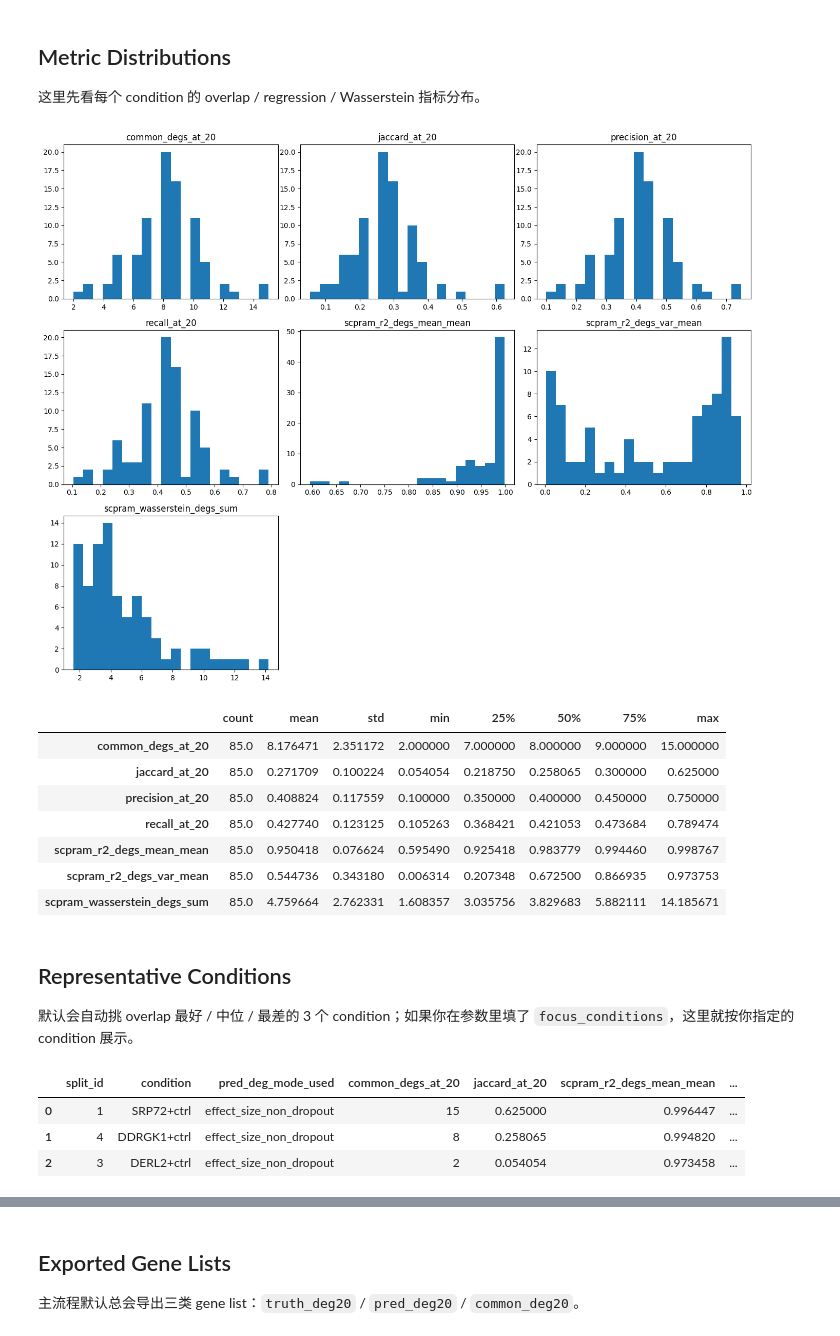
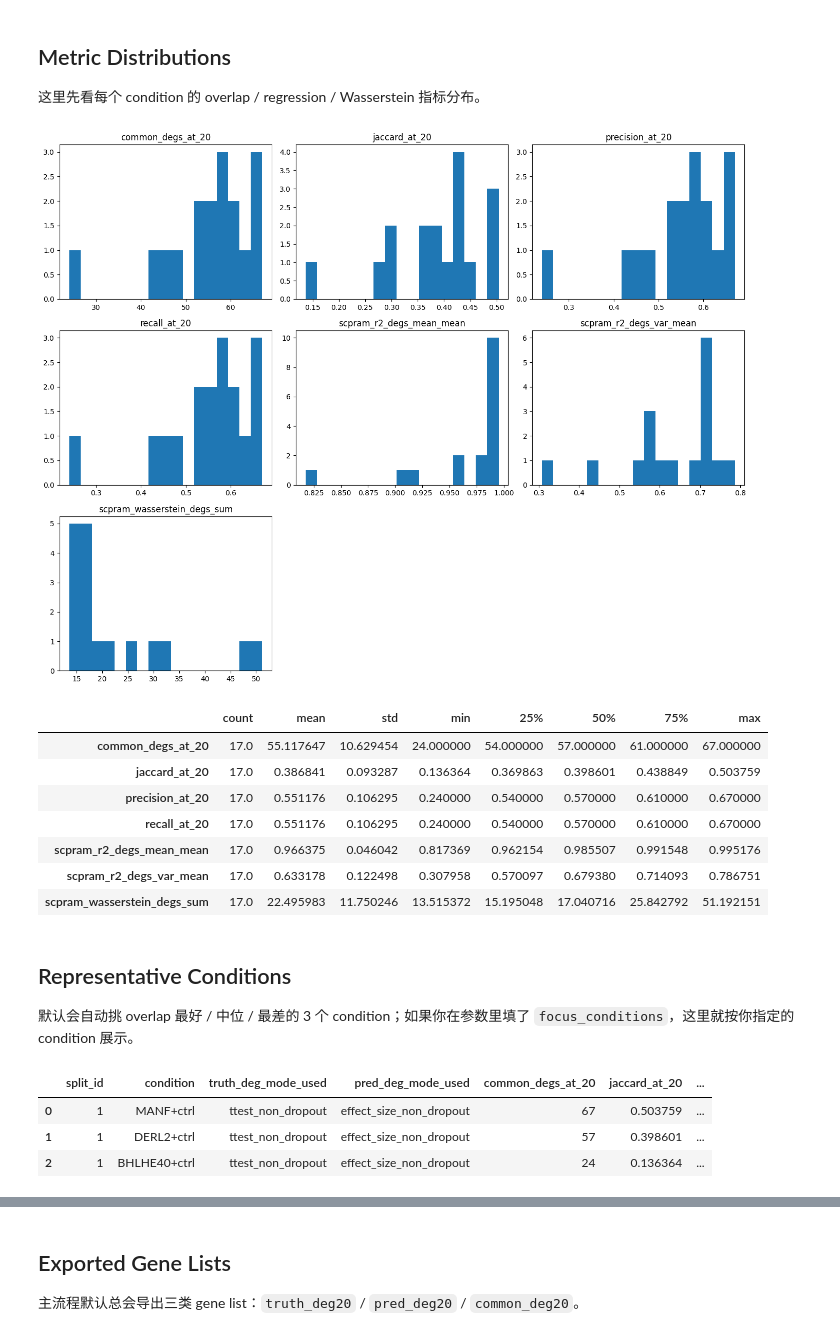
Before and after one commit to elan6666/trishift, a Jupyter notebook: notebooks/deg20_downstream_experiment.ipynb, the cells around one changed output, grey strips where cells are left out. Drawn from its saved outputs; the diff is of its cells as text; code cells hidden in the pictures.

Commit message:
feat: add scpram DEG analysis workflow

```diff
--- a/notebooks/deg20_downstream_experiment.ipynb
+++ b/notebooks/deg20_downstream_experiment.ipynb
@@ -55,12 +63,14 @@ WindowsPath('e:/CODE/trishift')
 # %%
 dataset = "adamson"
 model_name = "trishift"  # trishift | gears | genepert | scouter
-split_ids = [1, 2, 3, 4, 5]
+split_ids = [1]
 result_dir = None  # 可手动覆盖结果目录
 out_root = None  # 可手动覆盖 notebook 输出目录
-variant_tag = "nearest"  # trishift ??: nearest / random / None
+variant_tag = ""  # trishift ??: nearest / random / None
 focus_conditions = []  # 例如 ["ATP5B+ctrl", "BHLHE40+ctrl"]
-pred_deg_mode = "ttest_non_dropout"  # adaptive | scanpy | effect_size | effect_size_non_dropout | ttest_non_dropout
+truth_deg_mode = "effect_size_non_dropout"  # payload | scanpy | effect_size | effect_size_non_dropout | ttest_non_dropout
+pred_deg_mode =  "effect_size_non_dropout"  # adaptive | scanpy | effect_size | effect_size_non_dropout | ttest_non_dropout
+n_degs = 100  # ?? truth/pred DEG ? top-k??? 20
 enrichment_mode = "export_only"  # export_only | run_if_available | disabled
 enrichment_library = "Reactome_2022"
 remove_perturbed_genes = True
@@ -73,7 +83,9 @@ run_kwargs = dict(
     out_root=out_root,
     variant_tag=variant_tag,
     focus_conditions=focus_conditions or None,
+    truth_deg_mode=truth_deg_mode,
     pred_deg_mode=pred_deg_mode,
+    n_degs=n_degs,
     enrichment_mode=enrichment_mode,
     enrichment_library=enrichment_library,
     remove_perturbed_genes=remove_perturbed_genes,
@@ -152,15 +163,15 @@ plt.show()
 
 display(result.per_condition_df[metric_cols].describe().T)
 # %% [output]
-[figure, old version]
+[figure, new version]
 |  | count | mean | std | min | 25% | 50% | 75% | max |
-| common_degs_at_20 | 85.0 | 8.176471 | 2.351172 | 2.000000 | 7.000000 | 8.000000 | 9.000000 | 15.000000 |
-| jaccard_at_20 | 85.0 | 0.271709 | 0.100224 | 0.054054 | 0.218750 | 0.258065 | 0.300000 | 0.625000 |
-| precision_at_20 | 85.0 | 0.408824 | 0.117559 | 0.100000 | 0.350000 | 0.400000 | 0.450000 | 0.750000 |
-| recall_at_20 | 85.0 | 0.427740 | 0.123125 | 0.105263 | 0.368421 | 0.421053 | 0.473684 | 0.789474 |
-| scpram_r2_degs_mean_mean | 85.0 | 0.950418 | 0.076624 | 0.595490 | 0.925418 | 0.983779 | 0.994460 | 0.998767 |
-| scpram_r2_degs_var_mean | 85.0 | 0.544736 | 0.343180 | 0.006314 | 0.207348 | 0.672500 | 0.866935 | 0.973753 |
-| scpram_wasserstein_degs_sum | 85.0 | 4.759664 | 2.762331 | 1.608357 | 3.035756 | 3.829683 | 5.882111 | 14.185671 |
+| common_degs_at_20 | 17.0 | 55.117647 | 10.629454 | 24.000000 | 54.000000 | 57.000000 | 61.000000 | 67.000000 |
+| jaccard_at_20 | 17.0 | 0.386841 | 0.093287 | 0.136364 | 0.369863 | 0.398601 | 0.438849 | 0.503759 |
+| precision_at_20 | 17.0 | 0.551176 | 0.106295 | 0.240000 | 0.540000 | 0.570000 | 0.610000 | 0.670000 |
+| recall_at_20 | 17.0 | 0.551176 | 0.106295 | 0.240000 | 0.540000 | 0.570000 | 0.610000 | 0.670000 |
+| scpram_r2_degs_mean_mean | 17.0 | 0.966375 | 0.046042 | 0.817369 | 0.962154 | 0.985507 | 0.991548 | 0.995176 |
+| scpram_r2_degs_var_mean | 17.0 | 0.633178 | 0.122498 | 0.307958 | 0.570097 | 0.679380 | 0.714093 | 0.786751 |
+| scpram_wasserstein_degs_sum | 17.0 | 22.495983 | 11.750246 | 13.515372 | 15.195048 | 17.040716 | 25.842792 | 51.192151 |
 # %% [markdown]
 ## Representative Conditions
 
@@ -168,20 +179,21 @@ display(result.per_condition_df[metric_cols].describe().T)
 # %%
 rep_cols = [
     "split_id",
     "condition",
+    "truth_deg_mode_used",
     "pred_deg_mode_used",
     "common_degs_at_20",
     "jaccard_at_20",
     "scpram_r2_degs_mean_mean",
     "scpram_r2_degs_var_mean",
     "scpram_wasserstein_degs_sum",
 ]
 display(result.representative_df[rep_cols])
 # %% [output]
-|  | split_id | condition | pred_deg_mode_used | common_degs_at_20 | jaccard_at_20 | scpram_r2_degs_mean_mean | ... |
-| 0 | 1 | SRP72+ctrl | effect_size_non_dropout | 15 | 0.625000 | 0.996447 | ... |
-| 1 | 4 | DDRGK1+ctrl | effect_size_non_dropout | 8 | 0.258065 | 0.994820 | ... |
-| 2 | 3 | DERL2+ctrl | effect_size_non_dropout | 2 | 0.054054 | 0.973458 | ... |
+|  | split_id | condition | truth_deg_mode_used | pred_deg_mode_used | common_degs_at_20 | jaccard_at_20 | ... |
+| 0 | 1 | MANF+ctrl | ttest_non_dropout | effect_size_non_dropout | 67 | 0.503759 | ... |
+| 1 | 1 | DERL2+ctrl | ttest_non_dropout | effect_size_non_dropout | 57 | 0.398601 | ... |
+| 2 | 1 | BHLHE40+ctrl | ttest_non_dropout | effect_size_non_dropout | 24 | 0.136364 | ... |
 # %%
 for row in result.representative_df.to_dict(orient="records"):
     split_id = int(row["split_id"])
```
Also changed, not shown: parts of 5 cells of this notebook, 15 other files.
